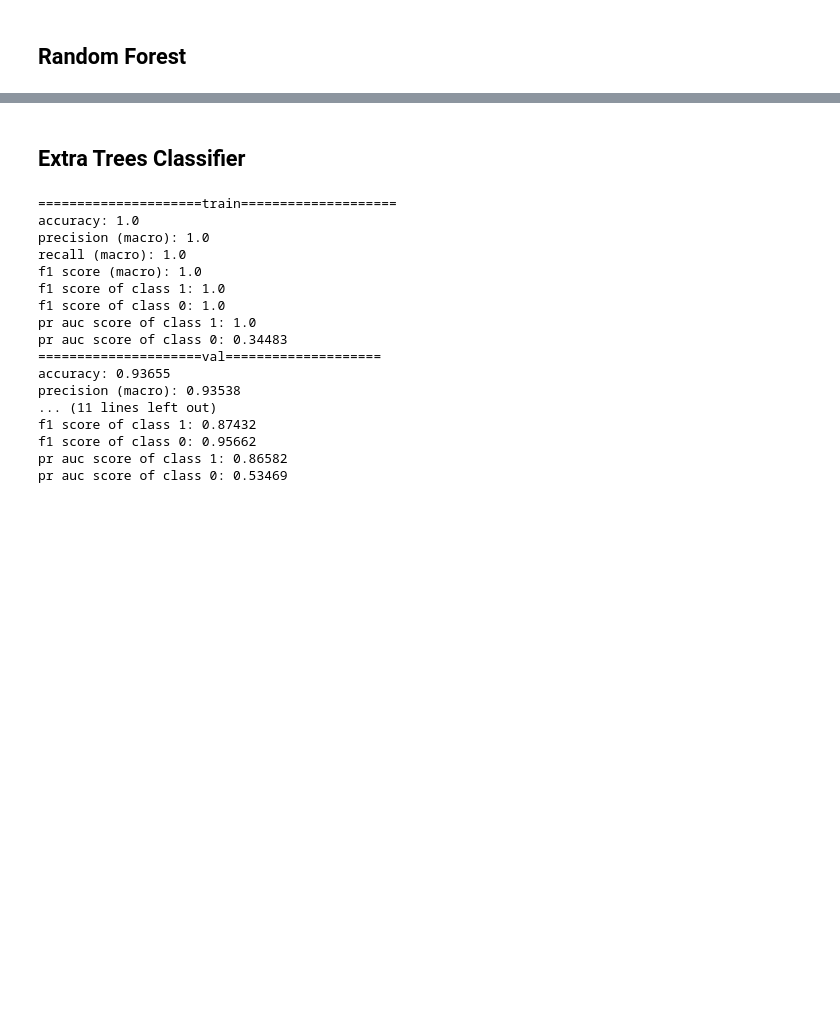
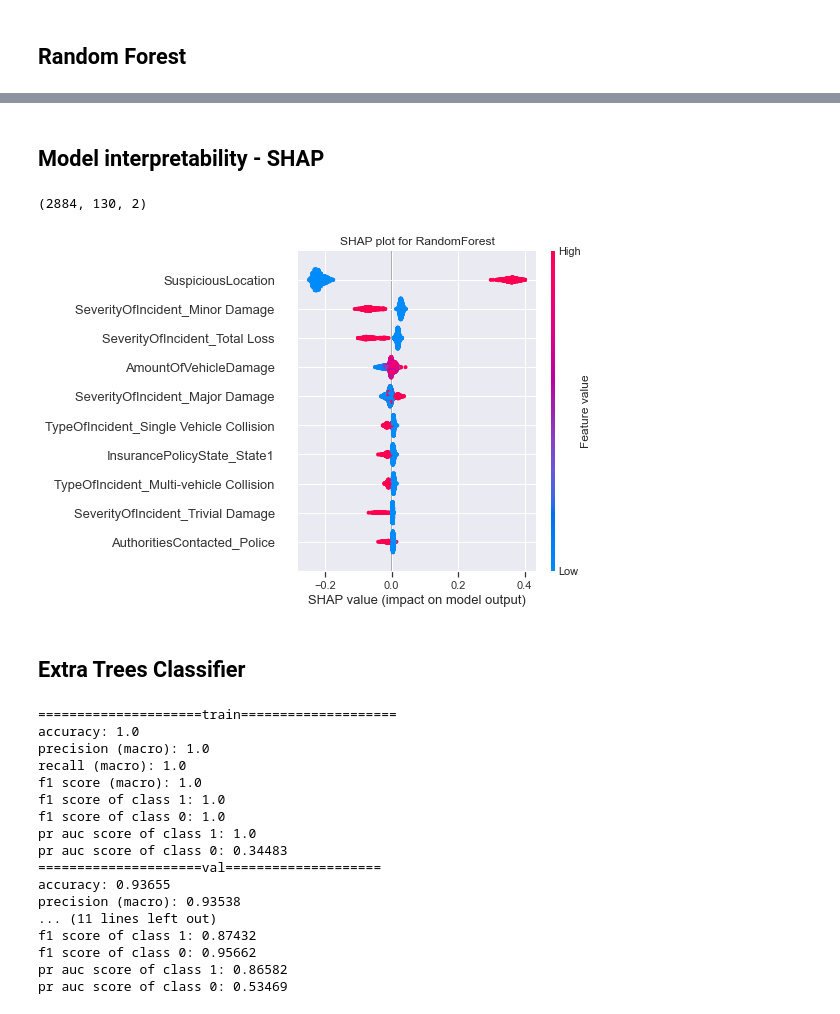
Before and after one commit to junweiteo/bt4012_insurance_fraud, a Jupyter notebook: Trees.ipynb, the cells around one changed output, grey strips where cells are left out. Saved outputs shown, nothing was run; the diff lists cells and outputs as text; code cells hidden in the pictures; blank space fills up the shorter version.

Commit message:
Update Trees.ipynb
added SHAP for randomforest classifier

```diff
--- a/Trees.ipynb
+++ b/Trees.ipynb
@@ -76,3 +77,22 @@ pr auc score of class 0: 0.53328
+# %% [markdown]
+## Model interpretability - SHAP
+# %%
+rf_explainer = shap.TreeExplainer(rf_model, X_test)
+rf_shap_values = rf_explainer(X_test)
+# %%
+rf_shap_values.shape
+# %% [output]
+(2884, 130, 2)
+# %%
+# shap.summary_plot() creates a density scatter plot of SHAP values for each feature to identify how much impact
+# each feature has on the model output. Features are sorted by the sum of the SHAP value magnitudes across all samples.
+fig, ax = plt.subplots(1,1)
+ax.set_title("SHAP plot for RandomForest")
+shap.summary_plot(rf_shap_values[:, :, 1],
+                  features=X_test,
+                  max_display=10)
+# %% [output]
+[figure, added]
 # %% [markdown]
 ## Extra Trees Classifier
 # %%
```
Also changed, not shown: parts of 2 cells of this notebook.
